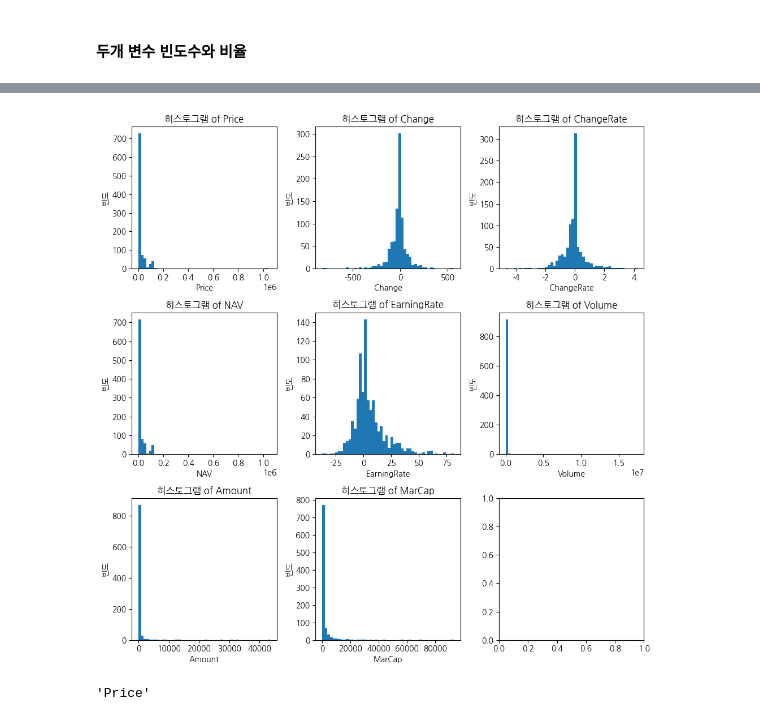
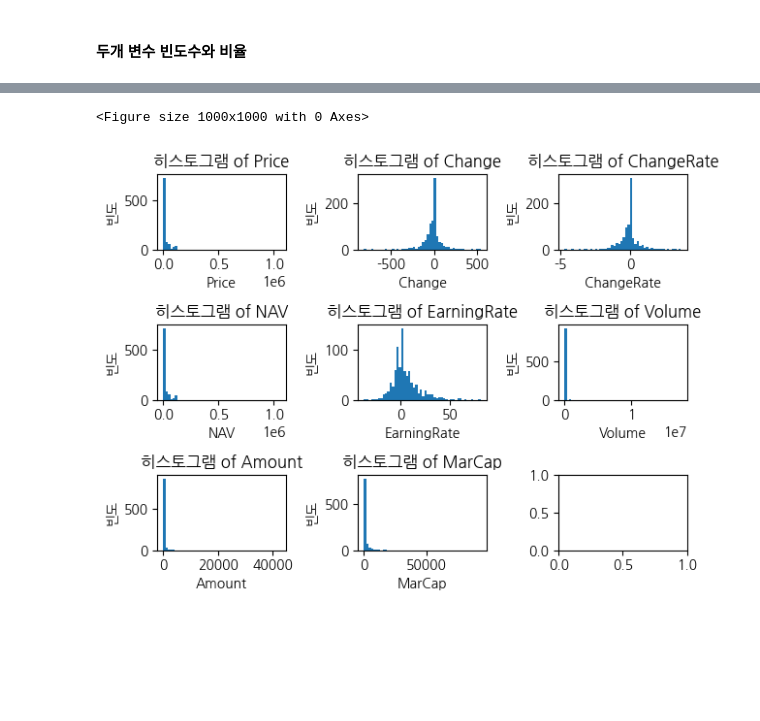
Before and after one commit to june2598/pythonstudy, a Jupyter notebook: stock/stock_analysis_7(국내ETF시각화).ipynb, the cells around one changed output, grey strips where cells are left out. Cells and saved outputs as stored; diff of their text form; code cells hidden in the pictures; blank space fills up the shorter version.

```diff
--- a/stock/stock_analysis_7(국내ETF시각화).ipynb
+++ b/stock/stock_analysis_7(국내ETF시각화).ipynb
@@ -26,3 +26,2 @@ pd.options.display.float_format = '{:,.2f}'.format
 # %%
-new_file_name = f'new_etf_{today}.csv'
-new_file_name
+df_etfs = pd.read_csv(f'new_etf_{today}.csv')
@@ -31,5 +28,3 @@ new_file_name
-# %%
-df_etfs = pd.read_csv(new_file_name)
 # %%
 df_etfs.shape
 # %% [output]
@@ -332,35 +484,33 @@ plt.tight_layout()
 # %%
 # 서브영역에 개별 차트 그리기
 
-# figure 영역 크기 지정
-# plt.figure(figsize=(10,10))  # 두번지정할 필요가 없음
+# figure영역 크기 지정
+plt.figure(figsize=(10,10))
 
-# 서브플롯 생성 fig : 도화지, axes : 영역
-rows , cols = (3, 3)
-fig, axes = plt.subplots(nrows=rows, ncols=cols, figsize=(10,10))  # 여기에서 도화지 크기 지정
+# 서브플롯 생성
+rows , cols = (3 , 3)
+fig, axes = plt.subplots(nrows=rows, ncols=cols)
 
+# 컬럼리스트
 column_list = tmp.columns.tolist()
 idx = 0
 stop = False
 for i in range(rows):
-    for j in range(cols):
-        column_name = column_list[idx] #컬럼명
-        tmp[columns[idx]].plot(kind='hist', ax=axes[i][j], bins=50) #영역에 차트 그리기
-        axes[i][j].set_title(f'히스토그램 of {column_name}') #영역 제목
-        axes[i][j].set_xlabel(column_name) # x 라벨
-        axes[i][j].set_ylabel('빈도')      # y 라벨
+    for j in range(cols) :
+        column_name = column_list[idx]  # 컬럼명
+        tmp[column_name].plot(kind='hist',ax=axes[i][j],bins=50) # 영역에 차트 그리기
+        axes[i][j].set_title(f'히스토그램 of {column_name}') # 영역 제목
+        axes[i][j].set_xlabel(column_name) # x축 라벨
+        axes[i][j].set_ylabel('빈도') # y축 라벨
         idx += 1
-        if idx == len(columns) :
-            stop =True
-            break
+        if idx == len(column_list) :
+            stop = True
+            break # 안쪽 루프 종료
     if stop :
-        break
+        break # 바깥쪽 루프 종료
 
-plt.tight_layout()
-plt.show()
+plt.tight_layout() # 서브플롯의 간격 조정
+plt.show() # 차트 그리기
 # %% [output]
+<Figure size 1000x1000 with 0 Axes>
-[figure, old version]
+[figure, new version]
-# %%
-columns[0]
-# %% [output]
-'Price'
```
Also changed, not shown: parts of 63 cells of this notebook, 17 other files.
